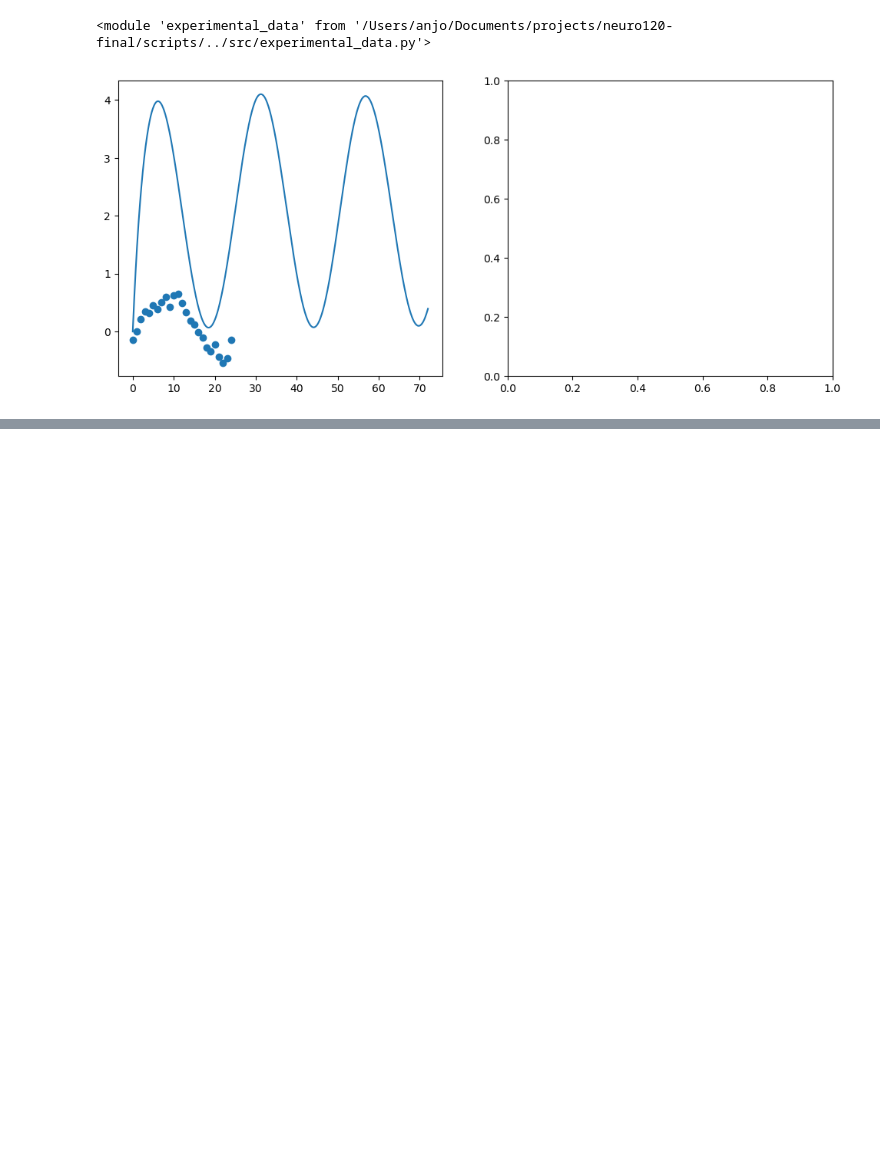
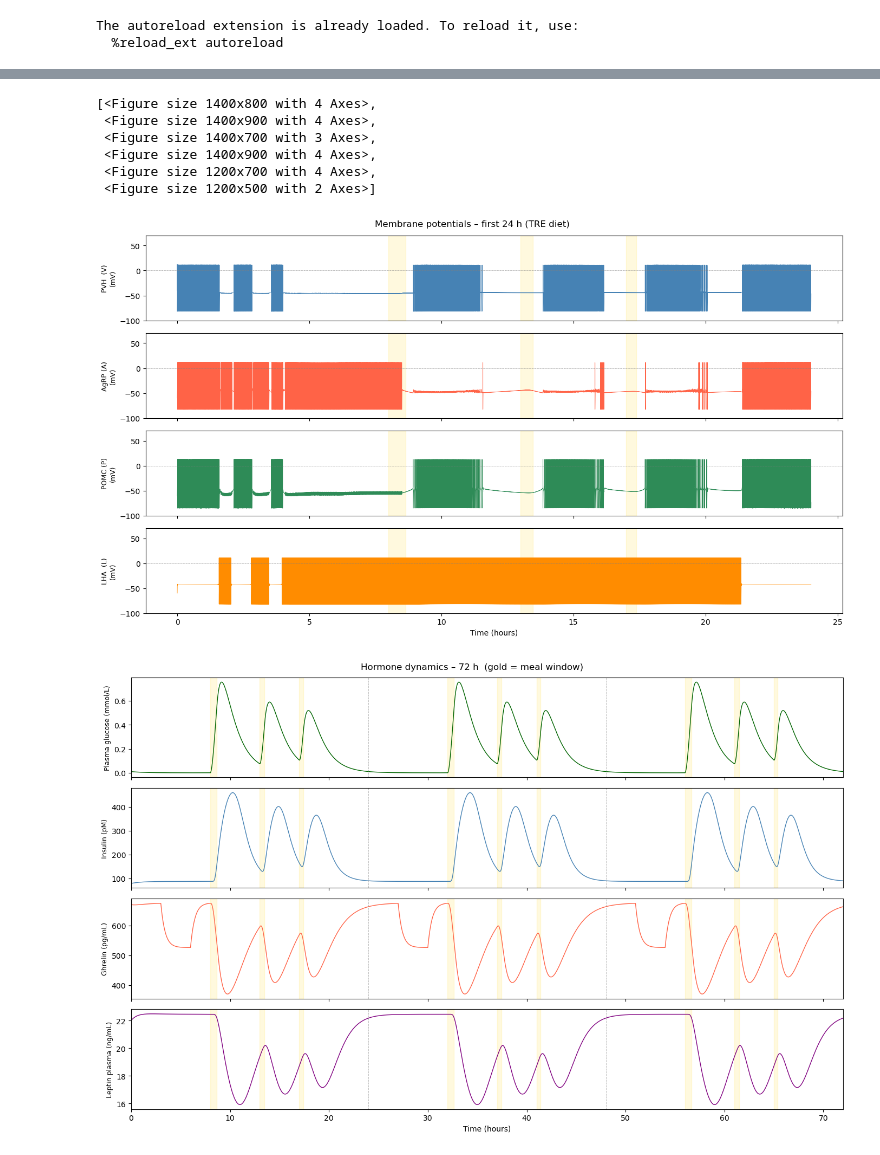
Before and after one commit to anjolib/neuro120-final, a Jupyter notebook: scripts/antonino.ipynb, the cells around one changed output, grey strips where cells are left out. Drawn from its saved outputs; the diff is of its cells as text; code cells hidden in the pictures; blank space fills up the shorter version.

Commit message:
show example usage of Tamayo-Molina model

```diff
--- a/scripts/antonino.ipynb
+++ b/scripts/antonino.ipynb
@@ -1,40 +1,21 @@
-# %%
-import math
-import numpy as np
-from dataclasses import dataclass
-import matplotlib.pyplot as plt
-import importlib
-import sys
-sys.path.append("../src/")
-
-import mylib
-import inputs
-import experimental_data as ed
-
-importlib.reload(mylib)
-importlib.reload(inputs)
-importlib.reload(ed)
-# %% [output]
-<module 'experimental_data' from '/Users/anjo/Documents/projects/neuro120-final/scripts/../src/experimental_data.py'>
-# %%
-# control
-# scn off
-# high fat density
-t_ctrl, data_ctrl  = ed.get_experimental_results("../data/AgRP_control-Douglass_2G.csv")
-t_on,  model_on  = mylib.euler_simulate(scn_on=True)
-data_ctrl = data_ctrl.mean(axis=1)
-fig, axes = plt.subplots(1, 2, figsize=(12,5))
-axes[0].scatter(t_ctrl, data_ctrl, label="data - control")
-axes[0].plot(t_on,  model_on,  label="model - SCN on")
-#plt.plot(t_on,  inputs.ghrelin(t_on),  label="ghrelin")
-#plt.plot(t_on,  inputs.leptin(t_on),  label="leptin")
-#plt.plot(t_on,  inputs.scn(t_on),  label="scn")
-#print(data.shape)
-#print(t.shape)
-#plt.scatter(t, data[:,1], label="ctrl")
-#tr = np.linspace(0,24,1000)
-#plt.plot(tr, ed.give_cosine(t, data[:,1], 0, 24), label="cos")
-#plt.legend()
-plt.show()
-# %% [output]
-[figure, removed]
+# %%
+import sys
+sys.path.insert(0, '..')
+import importlib
+
+# Import from the package
+from src import simulate, plot
+from src.food import TRE
+from src.params import num
+
+%load_ext autoreload
+%autoreload 2
+# %% [output]
+The autoreload extension is already loaded. To reload it, use:
+  %reload_ext autoreload
+# %%
+res = simulate.run(food_fn=lambda t: TRE(t, num(2.1)))
+# %%
+print(res.summary())
+plot.plot_all(res, save_dir="figures")
+# %% [output]
@@ -40,0 +38,8 @@ plt.show()
+[<Figure size 1400x800 with 4 Axes>,
+ <Figure size 1400x900 with 4 Axes>,
+ <Figure size 1400x700 with 3 Axes>,
+ <Figure size 1400x900 with 4 Axes>,
+ <Figure size 1200x700 with 4 Axes>,
+ <Figure size 1200x500 with 2 Axes>]
+[figure, added]
+[figure, added]
```
Also changed, not shown: parts of 1 cell of this notebook.
